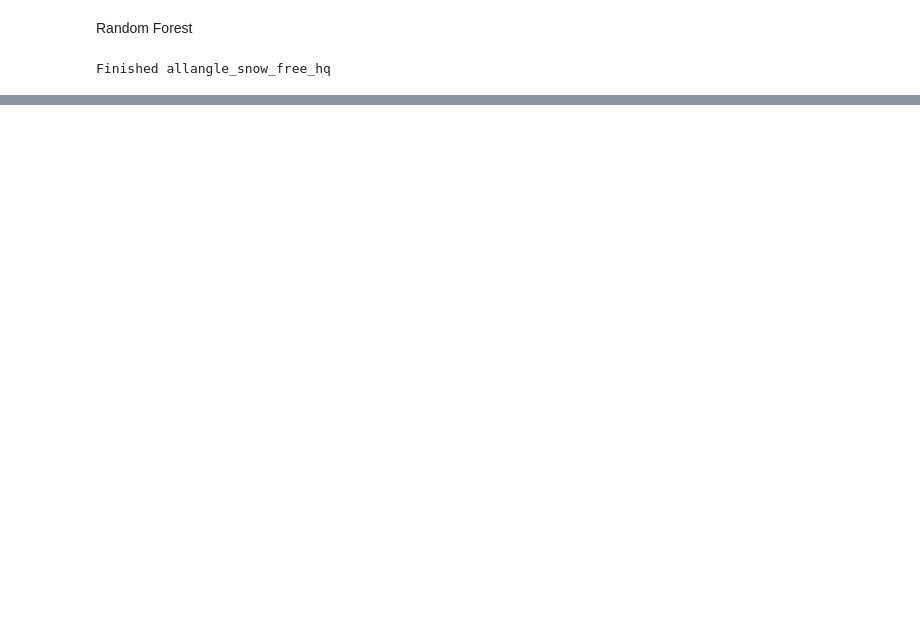
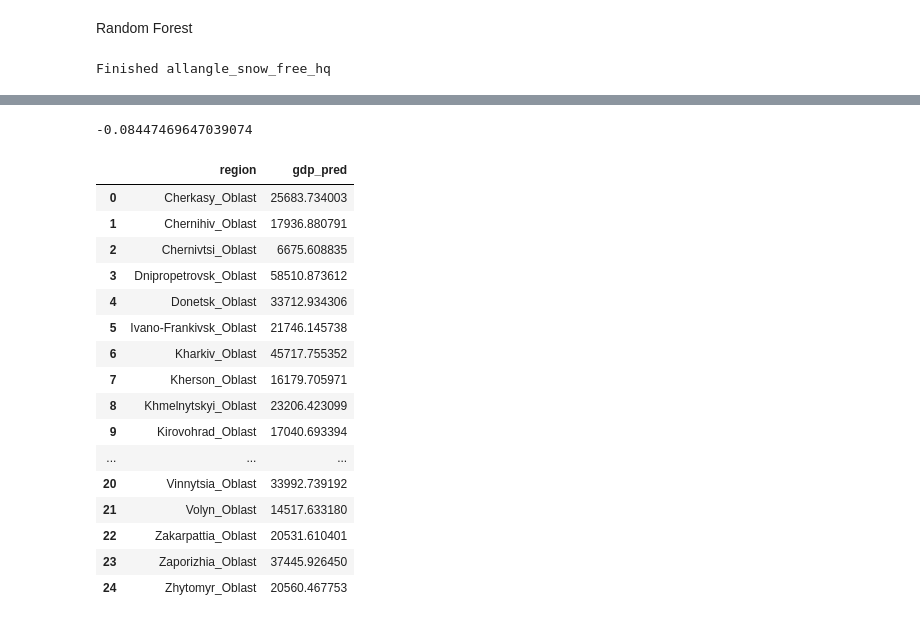
Before and after one commit to lollex90/masters-diss, a Jupyter notebook: models.ipynb, the cells around one changed output, grey strips where cells are left out. Cells and saved outputs as stored; diff of their text form; code cells hidden in the pictures; blank space fills up the shorter version.

```diff
--- a/models.ipynb
+++ b/models.ipynb
@@ -120,0 +331,35 @@ Finished allangle_snow_free_hq
+# %%
+sum(y_pred)/ukraine_sum[ukraine_sum["year"] == 2021]["real_gdp"].sum()
+# %% [output]
+-0.08447469647039074
+# %%
+
+test_data_diff["gdp_pred"] = y_pred
+ukraine_2022_pred = test_data_diff[["region", "gdp_pred"]]
+ukraine_2021 = ukraine_sum[ukraine_sum["year"] == 2021]
+ukraine_2022_pred = pd.merge(ukraine_2022_pred, ukraine_2021[["region", "real_gdp"]], on=["region"])
+ukraine_2022_pred["gdp_pred"] = ukraine_2022_pred["gdp_pred"] + ukraine_2022_pred["real_gdp"]
+ukraine_2022_pred = ukraine_2022_pred[["region", "gdp_pred"]]
+
+# save the results
+ukraine_2022_pred.to_csv("gdp_predictions_ukraine_nn_sc_lq.csv", index=False)
+# %%
+ukraine_2022_pred
+# %% [output]
+|  | region | gdp_pred |
+| 0 | Cherkasy_Oblast | 25683.734003 |
+| 1 | Chernihiv_Oblast | 17936.880791 |
+| 2 | Chernivtsi_Oblast | 6675.608835 |
+| 3 | Dnipropetrovsk_Oblast | 58510.873612 |
+| 4 | Donetsk_Oblast | 33712.934306 |
+| 5 | Ivano-Frankivsk_Oblast | 21746.145738 |
+| 6 | Kharkiv_Oblast | 45717.755352 |
+| 7 | Kherson_Oblast | 16179.705971 |
+| 8 | Khmelnytskyi_Oblast | 23206.423099 |
+| 9 | Kirovohrad_Oblast | 17040.693394 |
+| ... | ... | ... |
+| 20 | Vinnytsia_Oblast | 33992.739192 |
+| 21 | Volyn_Oblast | 14517.633180 |
+| 22 | Zakarpattia_Oblast | 20531.610401 |
+| 23 | Zaporizhia_Oblast | 37445.926450 |
+| 24 | Zhytomyr_Oblast | 20560.467753 |
```
Also changed, not shown: parts of 9 cells of this notebook, 6 other files.
